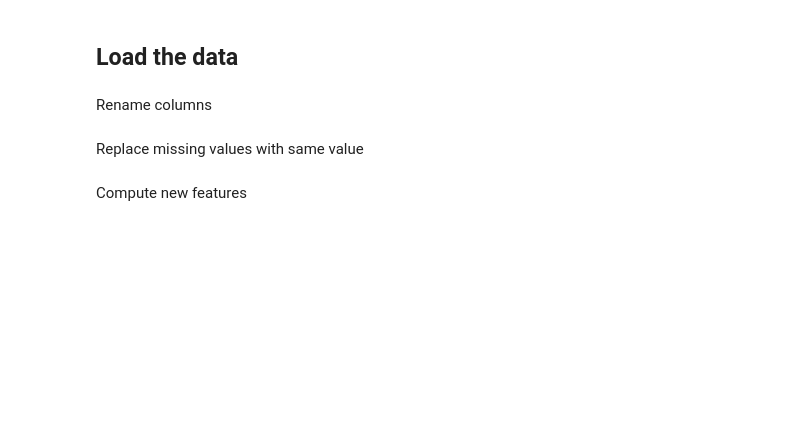
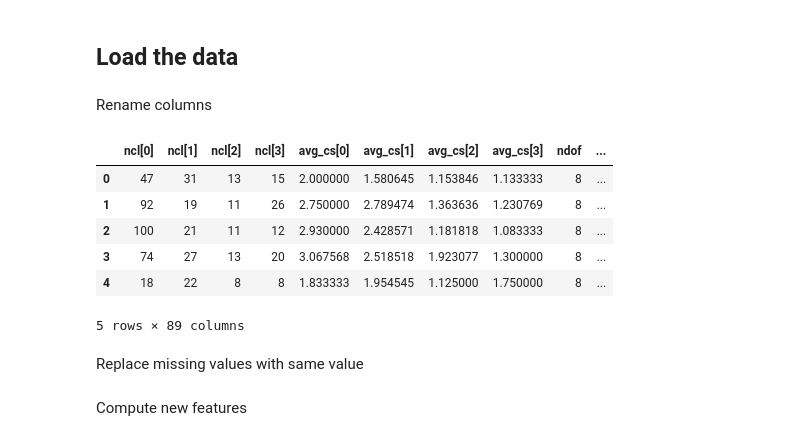
Before and after one commit to vkurenkov/muon-detection, a Jupyter notebook: experiments/cross_validate_train_submit_template.ipynb, the cells around one changed output. Cells and saved outputs as stored; diff of their text form; code cells hidden in the pictures; blank space fills up the shorter version.

```diff
--- a/experiments/cross_validate_train_submit_template.ipynb
+++ b/experiments/cross_validate_train_submit_template.ipynb
@@ -24,10 +25,18 @@ target_labels = pd.read_hdf("../data/train_labels.hdf")
 Rename columns
 # %%
 import itertools
-new_columns = list(itertools.chain(*[[f'ClosestHit_{f}[{i}]' for i in range(4)] for f in ["X", "Y", "T", "z", "dx", "dy"]]))
+new_columns = list(itertools.chain(*[[f'ClosestHit_{f}[{i}]' for i in range(4)] for f in ["X", "Y", "T", "Z", "dx", "dy"]]))
 rename_dict = dict(zip(range(24), new_columns))
 data.rename(rename_dict, axis='columns', inplace=True)
 data.head()
+# %% [output]
+|  | ncl[0] | ncl[1] | ncl[2] | ncl[3] | avg_cs[0] | avg_cs[1] | avg_cs[2] | avg_cs[3] | ndof | ... |
+| 0 | 47 | 31 | 13 | 15 | 2.000000 | 1.580645 | 1.153846 | 1.133333 | 8 | ... |
+| 1 | 92 | 19 | 11 | 26 | 2.750000 | 2.789474 | 1.363636 | 1.230769 | 8 | ... |
+| 2 | 100 | 21 | 11 | 12 | 2.930000 | 2.428571 | 1.181818 | 1.083333 | 8 | ... |
+| 3 | 74 | 27 | 13 | 20 | 3.067568 | 2.518518 | 1.923077 | 1.300000 | 8 | ... |
+| 4 | 18 | 22 | 8 | 8 | 1.833333 | 1.954545 | 1.125000 | 1.750000 | 8 | ... |
+5 rows × 89 columns
 # %% [markdown]
 Replace missing values with same value
 # %%
```
Also changed, not shown: parts of 12 cells of this notebook.
